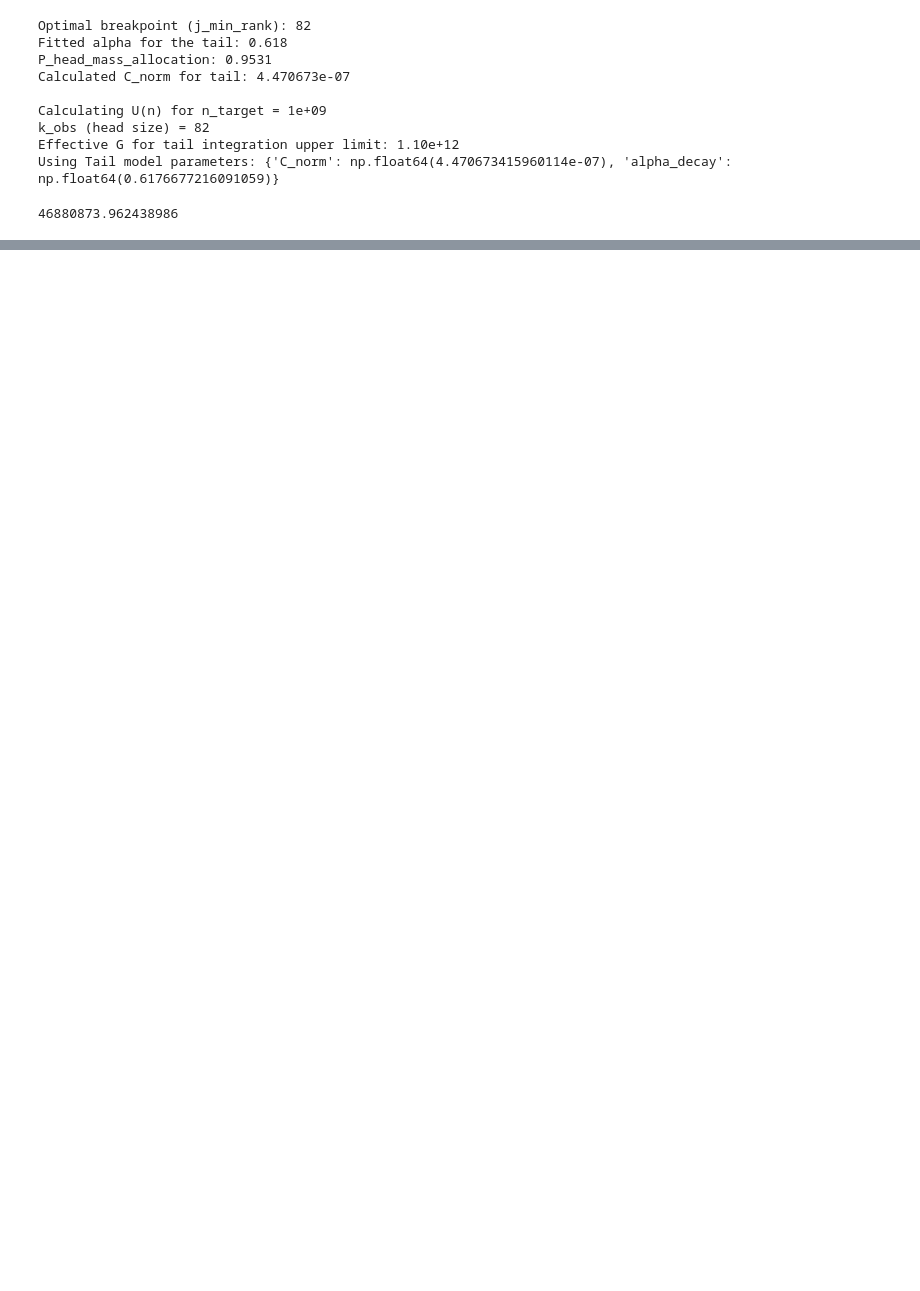
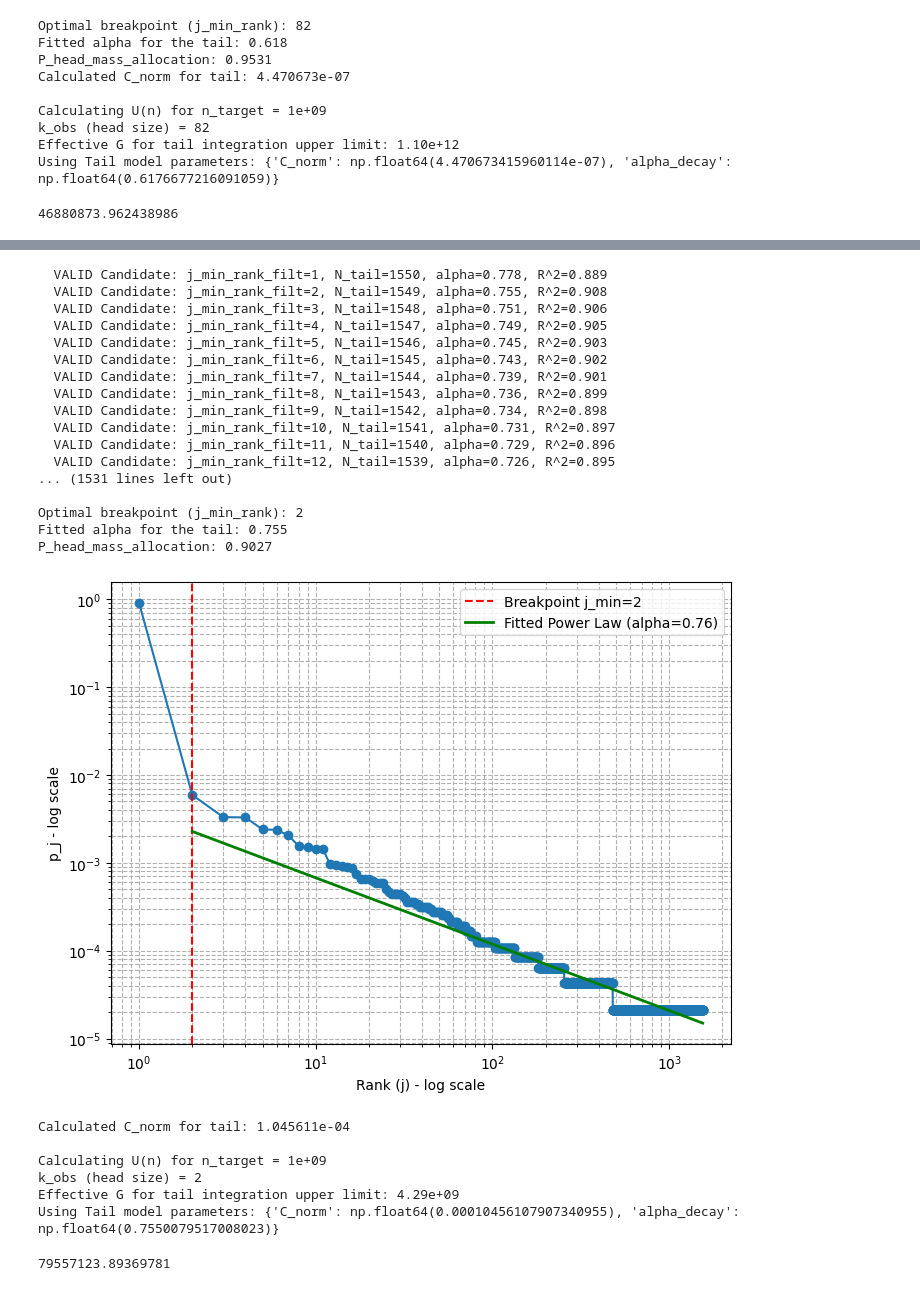
Before and after one commit to dbikard/dgrec, a Jupyter notebook: nbs/API/03_analysis.ipynb, the cells around one changed output, grey strips where cells are left out. Drawn from its saved outputs; the diff is of its cells as text; code cells hidden in the pictures; blank space fills up the shorter version.

```diff
--- a/nbs/API/03_analysis.ipynb
+++ b/nbs/API/03_analysis.ipynb
@@ -620,7 +781,11 @@ def estimate_library_size(
     """
     pj_hat = np.array(observed_counts) / sum(observed_counts)
 
-    best_j_min, best_alpha, min_D = find_power_law_breakpoint_KS(pj_hat, min_tail_size=20, alpha_threshold=0.5, verbose=verbose)
+    best_j_min, best_alpha, best_r_squared = find_power_law_breakpoint_R(pj_hat, min_tail_size=10, alpha_threshold=0.5, verbose=verbose)
+
+    if not best_j_min:
+        print("Not enough data to estimate library size.")
+        return None
     P_head_mass_allocation = sum(pj_hat[:best_j_min-1])/sum(pj_hat)
     alpha_decay = best_alpha
     k_obs_head_size=best_j_min
@@ -629,6 +794,28 @@ def estimate_library_size(
         print(f"\nOptimal breakpoint (j_min_rank): {best_j_min}")
         print(f"Fitted alpha for the tail: {best_alpha:.3f}")
         print(f"P_head_mass_allocation: {P_head_mass_allocation:.4f}")
+        plt.figure(figsize=(8, 6))
+        ranks = np.arange(1, len(pj_hat) + 1)
+        plt.loglog(ranks, pj_hat, 'o-')
+        plt.xlabel('Rank (j) - log scale')
+        plt.ylabel('p_j - log scale')
+        plt.grid(True, which="both", ls="--")
+
+        # Add breakpoint to plot
+        plt.axvline(best_j_min, color='r', linestyle='--', label=f'Breakpoint j_min={best_j_min}')
+        log_ranks_tail = np.log(ranks[best_j_min-1:])
+
+        # Re-fit to the chosen tail to get intercept for plotting the line
+        if len(log_ranks_tail) >=2 :
+            log_p_j_tail = np.log(pj_hat[best_j_min-1:])
+            slope_final, intercept_final, _, _, _ = linregress(log_ranks_tail, log_p_j_tail)
+            alpha_final = -slope_final
+            C_final = np.exp(intercept_final)
+
+            fitted_line = C_final * (ranks[best_j_min-1:]**(-alpha_final))
+            plt.loglog(ranks[best_j_min-1:], fitted_line, 'g-', linewidth=2, label=f'Fitted Power Law (alpha={alpha_final:.2f})')
+        plt.legend()
+        plt.show()
 
 
     calculated_C_norm = _calculate_C_norm_for_power_law(
@@ -664,3 +851,31 @@ estimate_library_size([c for g,c in gen_list], 10**9, 4**16)
+# %%
+estimate_library_size([c for g,c in gen_list], 10**9, 4**16, verbose=True)
+# %% [output]
+  VALID Candidate: j_min_rank_filt=1, N_tail=1550, alpha=0.778, R^2=0.889
+  VALID Candidate: j_min_rank_filt=2, N_tail=1549, alpha=0.755, R^2=0.908
+  VALID Candidate: j_min_rank_filt=3, N_tail=1548, alpha=0.751, R^2=0.906
+  VALID Candidate: j_min_rank_filt=4, N_tail=1547, alpha=0.749, R^2=0.905
+  VALID Candidate: j_min_rank_filt=5, N_tail=1546, alpha=0.745, R^2=0.903
+  VALID Candidate: j_min_rank_filt=6, N_tail=1545, alpha=0.743, R^2=0.902
+  VALID Candidate: j_min_rank_filt=7, N_tail=1544, alpha=0.739, R^2=0.901
+  VALID Candidate: j_min_rank_filt=8, N_tail=1543, alpha=0.736, R^2=0.899
+  VALID Candidate: j_min_rank_filt=9, N_tail=1542, alpha=0.734, R^2=0.898
+  VALID Candidate: j_min_rank_filt=10, N_tail=1541, alpha=0.731, R^2=0.897
+  VALID Candidate: j_min_rank_filt=11, N_tail=1540, alpha=0.729, R^2=0.896
+  VALID Candidate: j_min_rank_filt=12, N_tail=1539, alpha=0.726, R^2=0.895
+... (1531 lines left out)
+
+Optimal breakpoint (j_min_rank): 2
+Fitted alpha for the tail: 0.755
+P_head_mass_allocation: 0.9027
+[figure, added]
+Calculated C_norm for tail: 1.045611e-04
+
+Calculating U(n) for n_target = 1e+09
+k_obs (head size) = 2
+Effective G for tail integration upper limit: 4.29e+09
+Using Tail model parameters: {'C_norm': np.float64(0.00010456107907340955), 'alpha_decay': np.float64(0.7550079517008023)}
+79557123.89369781
 # %%
 #| hide
 import nbdev; nbdev.nbdev_export()
```
Also changed, not shown: parts of 5 cells of this notebook, 11 other files.
